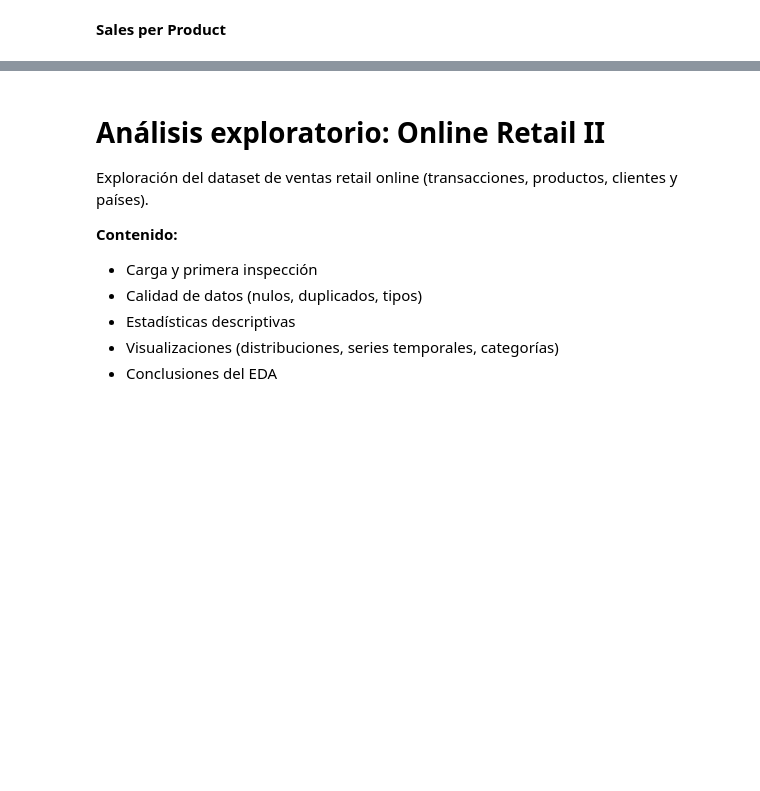
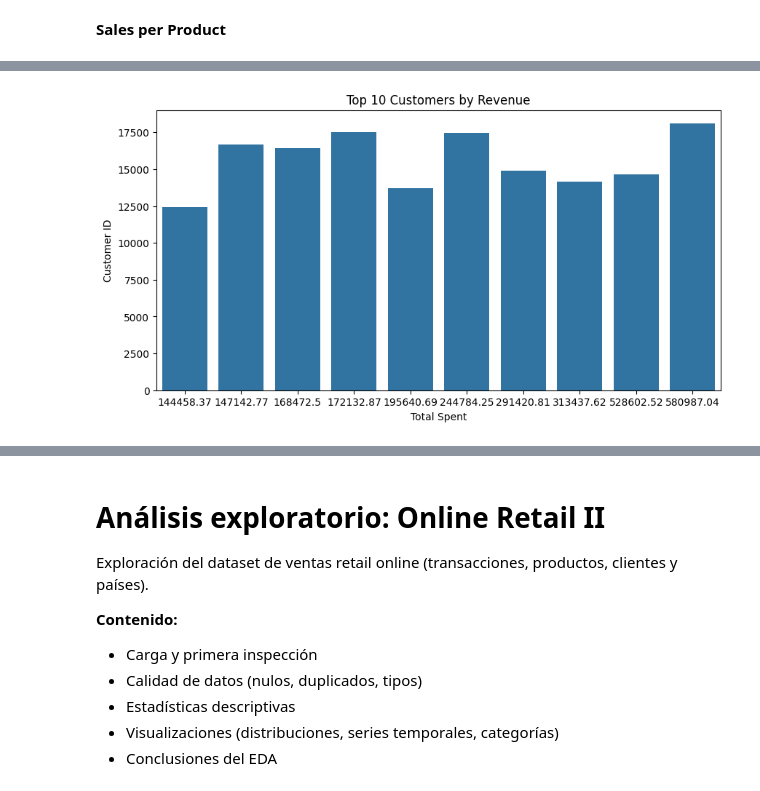
Before and after one commit to EnricPH/Evolve_ML_Project, a Jupyter notebook: notebooks/ML_Project.ipynb, the cells around one changed output, grey strips where cells are left out. Cells and saved outputs as stored; diff of their text form; code cells hidden in the pictures; blank space fills up the shorter version.

```diff
--- a/notebooks/ML_Project.ipynb
+++ b/notebooks/ML_Project.ipynb
@@ -379,0 +374,12 @@ NameError: name 'df_copy' is not defined
+# %%
+customer_df = df_copy[df_copy["Cancellation"] == 0].groupby("Customer ID").agg({
+    "Invoice": "nunique",          # number of orders
+    "Quantity": "sum",               # total items bought
+    "TotalPrice": "sum",             # total money spent
+    "InvoiceDate": ["min", "max"]    # first & last purchase
+})
+
+# Flatten columns
+customer_df.columns = ["NumOrders", "TotalQuantity", "TotalSpent", "FirstPurchase", "LastPurchase"]
+
+customer_df.head()
@@ -379,0 +394,11 @@ NameError: name 'df_copy' is not defined
+# %%
+top_customers = customer_df.sort_values("TotalSpent", ascending=False).head(10)
+
+plt.figure(figsize=(10,5))
+sns.barplot(x=top_customers["TotalSpent"], y=top_customers.index)
+plt.title("Top 10 Customers by Revenue")
+plt.xlabel("Total Spent")
+plt.ylabel("Customer ID")
+plt.show()
+# %% [output]
+[figure, added]
```
Also changed, not shown: parts of 21 cells of this notebook, 5 other files.
